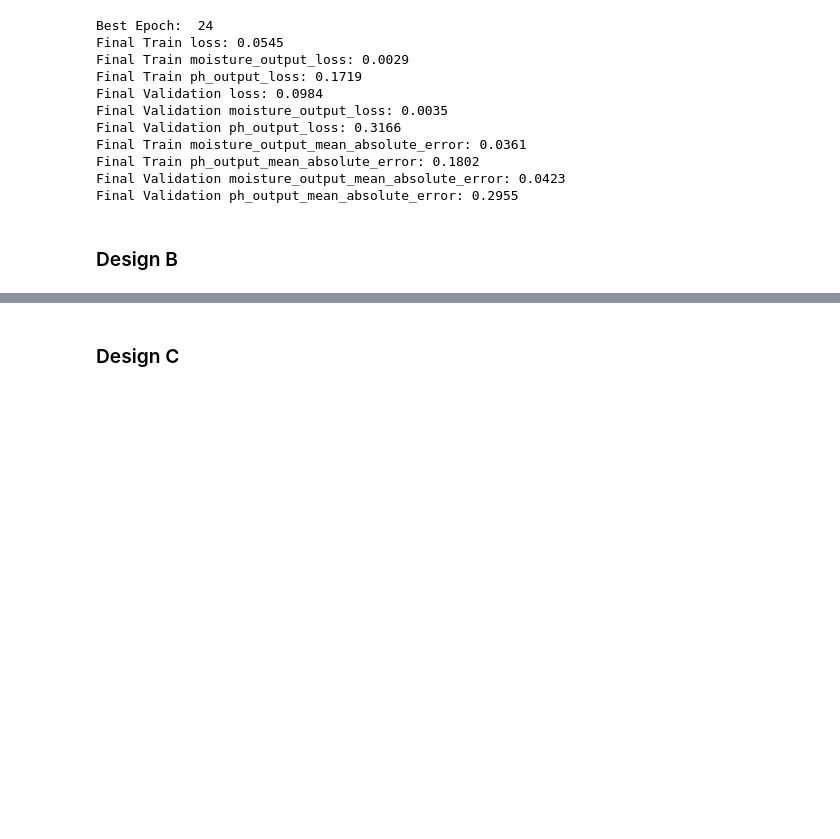
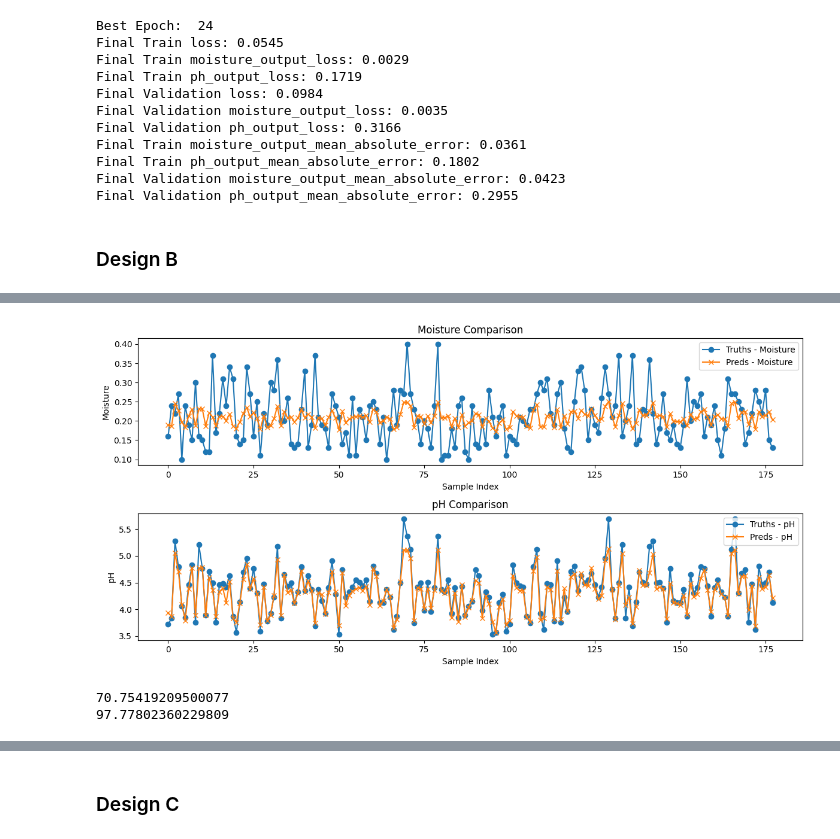
Before and after one commit to neeeal/soil-pd-backend, a Jupyter notebook: ipynb/final_alternative_designs.ipynb, the cells around one changed output, grey strips where cells are left out. Cells and saved outputs as stored; diff of their text form; code cells hidden in the pictures; blank space fills up the shorter version.

```diff
--- a/ipynb/final_alternative_designs.ipynb
+++ b/ipynb/final_alternative_designs.ipynb
@@ -933,0 +966,50 @@ Training time: 447.6633129119873s
+# %%
+truths = []
+preds = []
+for i in range(178):
+    predictions = modelB.predict(np.array([SAMPLE_TRAIN[i]]))
+    truths.append(unprocess_label_wmask(SAMPLE_TRAIN[i],SAMPLE_TRAIN_Y[i]))
+    preds.append(unprocess_label_wmask(SAMPLE_TRAIN[i],predictions))
+truths_moisture = [truth[0] for truth in truths]
+truths_ph = [truth[1] for truth in truths]
+preds_moisture = [pred[0] for pred in preds]
+preds_ph = [pred[1] for pred in preds]
+
+
+# for i in range(len(truths_moisture)):
+#     print("Moisture Truth : {:.2f} Pred: {:.2f}".format(truths_moisture[i], preds_moisture[i]))
+#     print("ph   Truth: {:.2f} Pred: {:.2f}".format(truths_ph[i], preds_ph[i]), end="\n\n")
+plt.figure(figsize=(12, 6))
+
+# Moisture Plot
+plt.subplot(2, 1, 1)
+plt.plot(truths_moisture, label='Truths - Moisture', marker='o')
+plt.plot(preds_moisture, label='Preds - Moisture', marker='x')
+plt.title('Moisture Comparison')
+plt.xlabel('Sample Index')
+plt.ylabel('Moisture')
+plt.legend()
+
+# pH Plot
+plt.subplot(2, 1, 2)
+plt.plot(truths_ph, label='Truths - pH', marker='o')
+plt.plot(preds_ph, label='Preds - pH', marker='x')
+plt.title('pH Comparison')
+plt.xlabel('Sample Index')
+plt.ylabel('pH')
+plt.legend()
+
+plt.tight_layout()
+plt.show()
+
+def accuracy(truth, pred):
+    return (1 - abs(truth - pred) / truth) * 100
+
+TEMP_0 = []
+TEMP_1 = []
+for i in range(len(truths_moisture)):
+    TEMP_0.append(accuracy(truths_moisture[i],preds_moisture[i]))
+    TEMP_1.append(accuracy(truths_ph[i],preds_ph[i]))
+print(np.mean(np.array(TEMP_0)))
+print(np.mean(np.array(TEMP_1)))
+# %% [output]
@@ -934,3 +1033,6 @@ Training time: 447.6633129119873s
+[figure, added]
+70.75419209500077
+97.77802360229809
 # %%
 
 truths = []
```
Also changed, not shown: parts of 32 cells of this notebook.
